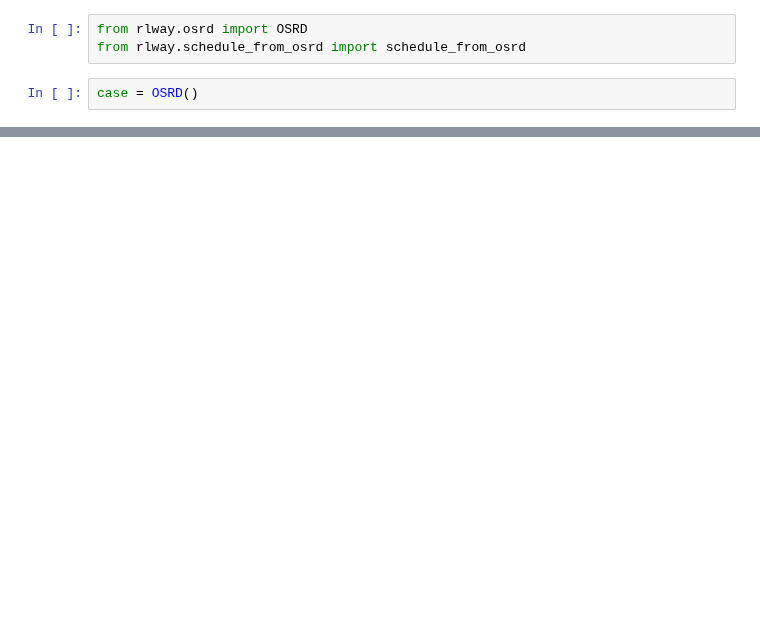
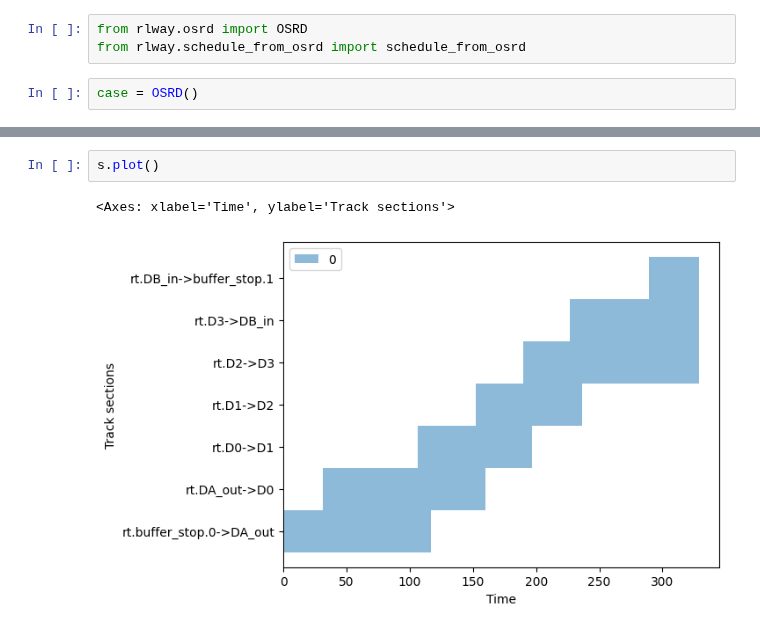
Before and after one commit to y-plus/pyOSRD, a Jupyter notebook: cases/straight_line_cantons/read_results.ipynb, the cells around one changed output, grey strips where cells are left out. Cells and saved outputs as stored; diff of their text form; blank space fills up the shorter version.

```diff
--- a/cases/straight_line_cantons/read_results.ipynb
+++ b/cases/straight_line_cantons/read_results.ipynb
@@ -28,0 +50,5 @@ case.space_time_graph(0, types_to_show=['signal', 'cvg_signal', 'station'])
+# %%
+s.plot()
+# %% [output]
+<Axes: xlabel='Time', ylabel='Track sections'>
+[figure, added]
```
Also changed, not shown: parts of 5 cells of this notebook, 4 other files.
